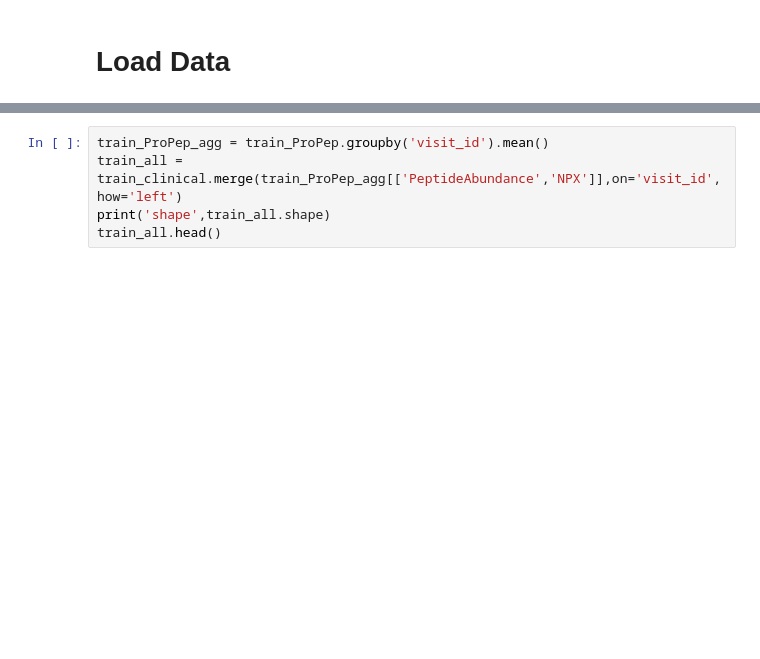
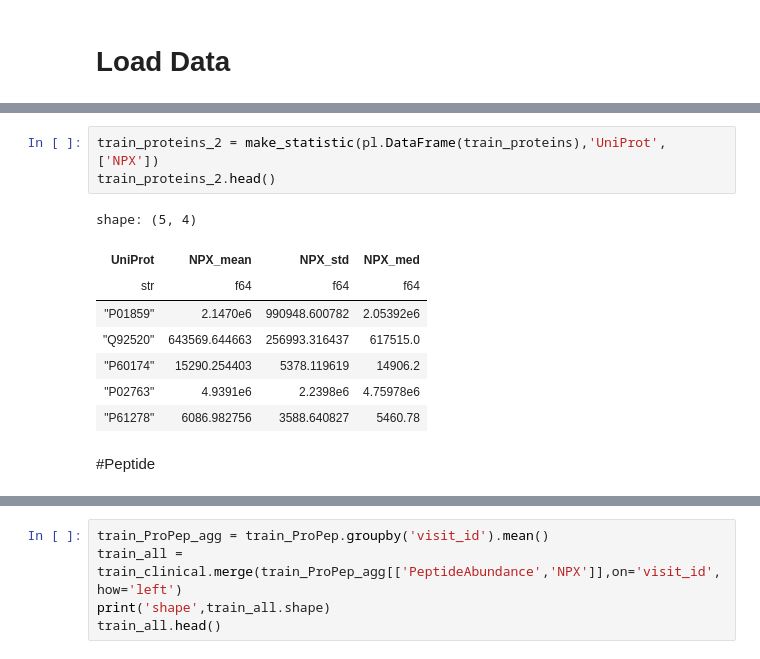
Before and after one commit to kunai-3txk/Compe_tonyobyo, a Jupyter notebook: AMP_FeatureStore.ipynb, the cells around one changed output, grey strips where cells are left out. Drawn from its saved outputs; the diff is of its cells as text; blank space fills up the shorter version.

```diff
--- a/AMP_FeatureStore.ipynb
+++ b/AMP_FeatureStore.ipynb
@@ -99,0 +99,14 @@ Proteins shape: (232741, 5) Peptides shape: (981834, 6) Clinical shape: (2615, 8
+# %%
+train_proteins_2 = make_statistic(pl.DataFrame(train_proteins),'UniProt',['NPX'])
+train_proteins_2.head()
+# %% [output]
+shape: (5, 4)
+| UniProt | NPX_mean | NPX_std | NPX_med |
+| str | f64 | f64 | f64 |
+| "P01859" | 2.1470e6 | 990948.600782 | 2.05392e6 |
+| "Q92520" | 643569.644663 | 256993.316437 | 617515.0 |
+| "P60174" | 15290.254403 | 5378.119619 | 14906.2 |
+| "P02763" | 4.9391e6 | 2.2398e6 | 4.75978e6 |
+| "P61278" | 6086.982756 | 3588.640827 | 5460.78 |
+# %% [markdown]
+#Peptide
```
Also changed, not shown: parts of 21 cells of this notebook.
